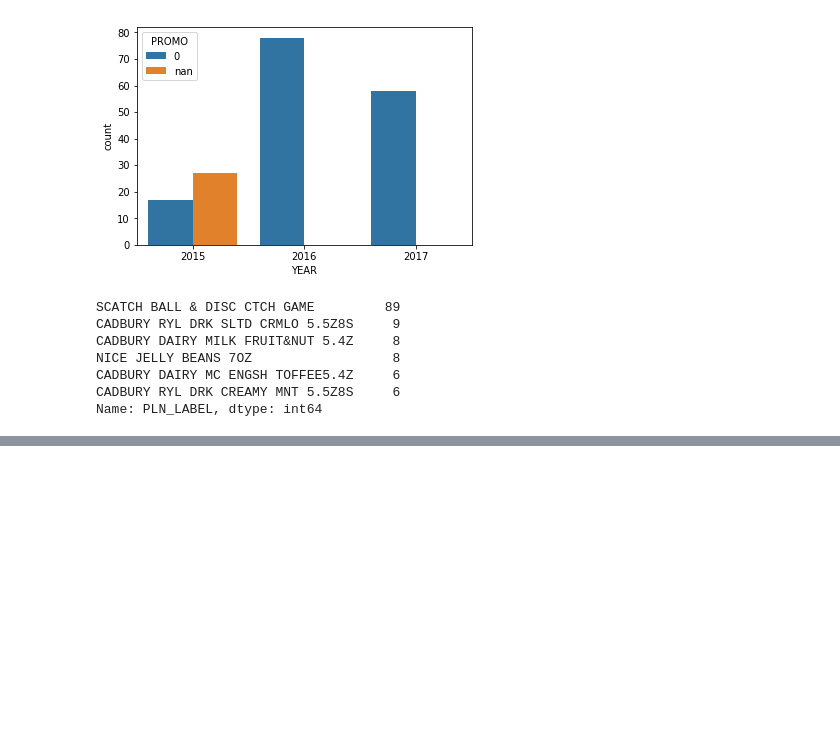
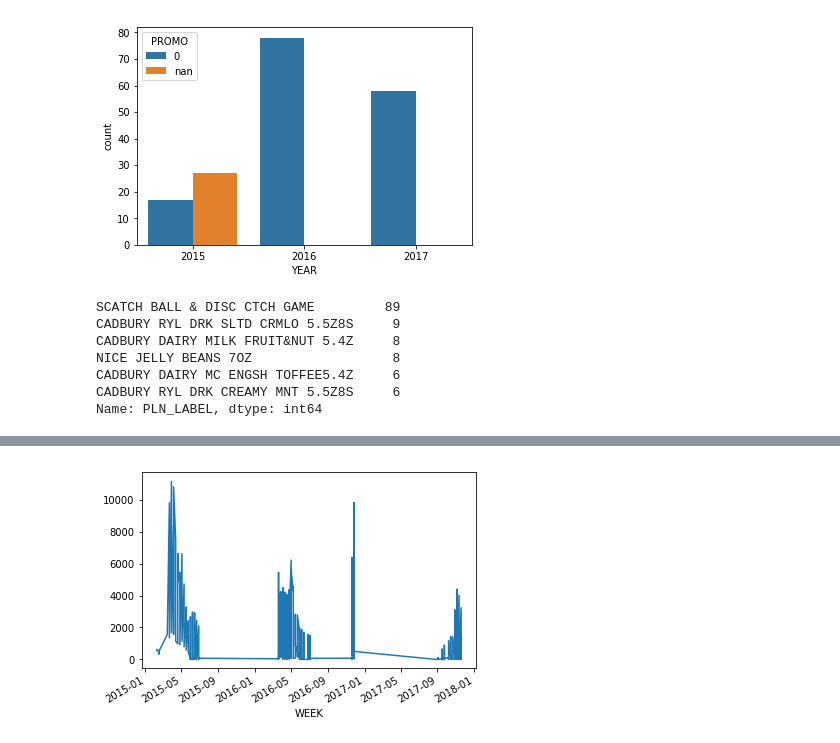
Before and after one commit to antonlagunov1623/ITechArt_lab, a Jupyter notebook: task1.ipynb, the cells around one changed output, grey strips where cells are left out. Cells and saved outputs as stored; diff of their text form; code cells hidden in the pictures; blank space fills up the shorter version.

```diff
--- a/task1.ipynb
+++ b/task1.ipynb
@@ -1062,0 +1267,4 @@ ball['ACTUAL'].plot();
+# %%
+scarfs.set_index('WEEK')['ACTUAL'].plot();
+# %% [output]
+[figure, added]
```
Also changed, not shown: parts of 38 cells of this notebook.
